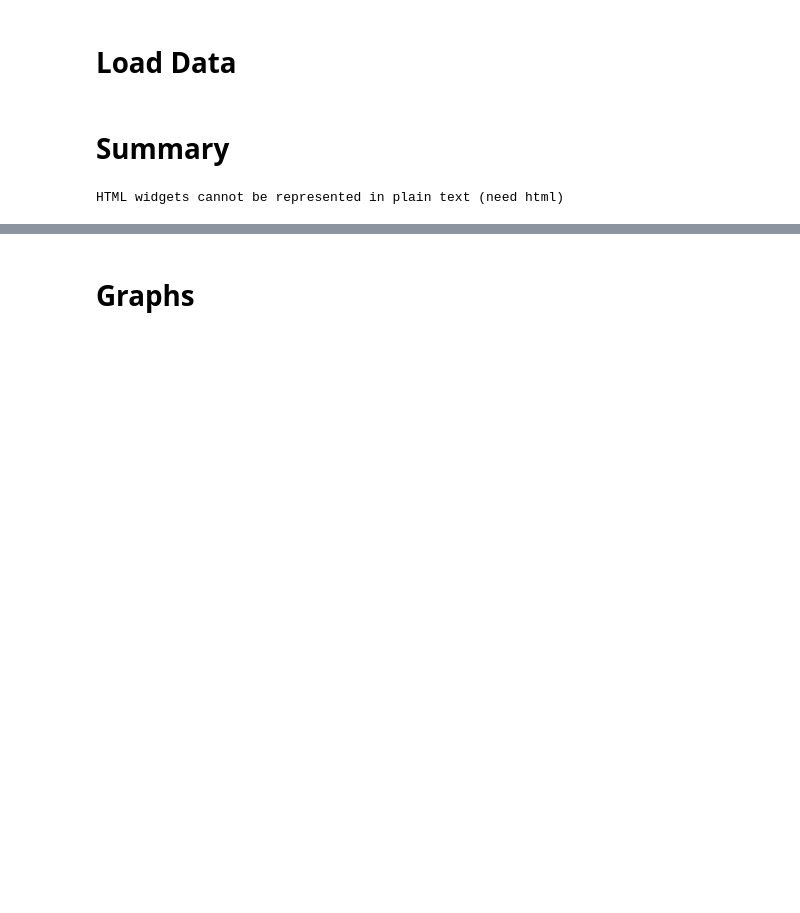
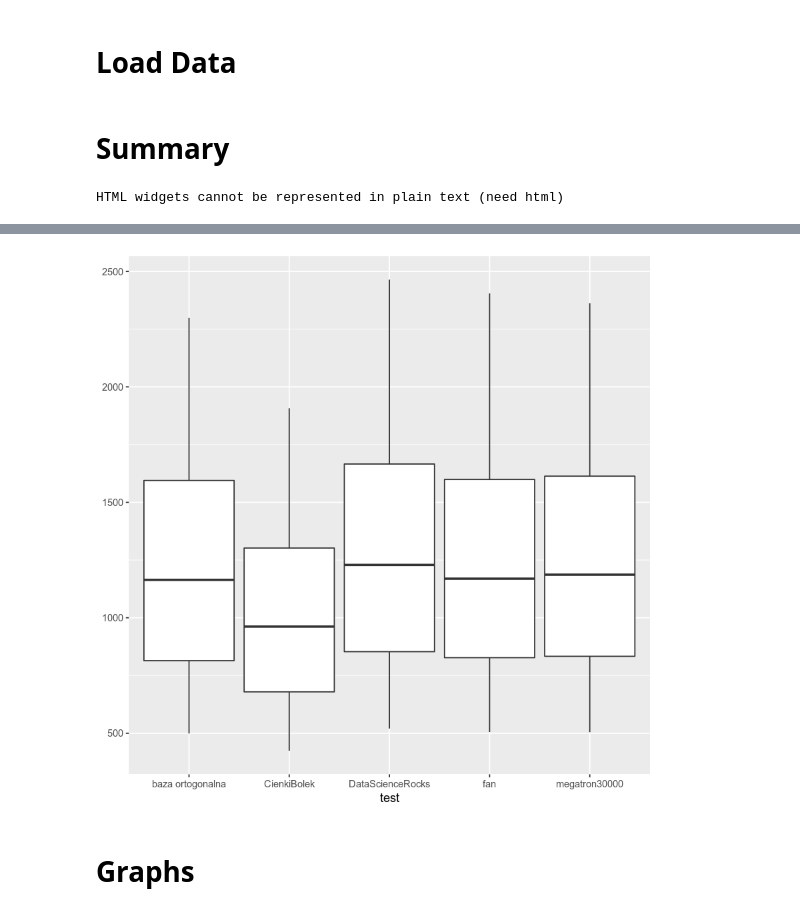
Before and after one commit to langusta/cheatsheets, a Jupyter notebook: data_wrangling/r-data-wrangling.ipynb, the cells around one changed output, grey strips where cells are left out. Cells and saved outputs as stored; diff of their text form; code cells hidden in the pictures; blank space fills up the shorter version.

```diff
--- a/data_wrangling/r-data-wrangling.ipynb
+++ b/data_wrangling/r-data-wrangling.ipynb
@@ -35,3 +68,22 @@ HTML widgets cannot be represented in plain text (need html)
+# %%
+# Custom boxplot
+data %>%
+    group_by(test) %>%
+    summarise(p05 = quantile(clicks, p=0.05)
+             , p25 = quantile(clicks, p=0.25)
+             , p50 = quantile(clicks, p=0.50)
+             , p75 = quantile(clicks, p=0.75)
+             , p95 = quantile(clicks, p=0.95)) %>%
+    ggplot(aes(x=test)) +
+        geom_boxplot(aes(
+                        ymin = p05
+                        , lower = p25
+                        , middle = p50
+                        , upper = p75
+                        , ymax = p95
+                        ), stat="identity")
+# %% [output]
+[figure, added]
 # %% [markdown]
 # Graphs
 # %%
```
Also changed, not shown: parts of 5 cells of this notebook, 1 other file.
